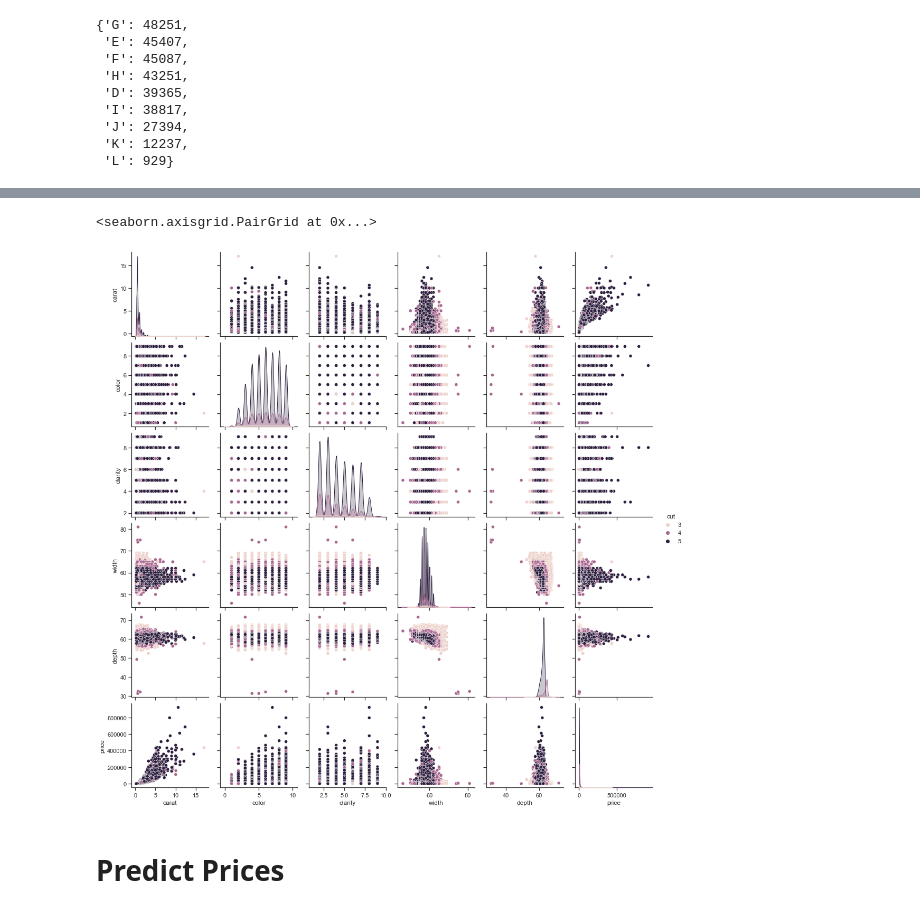
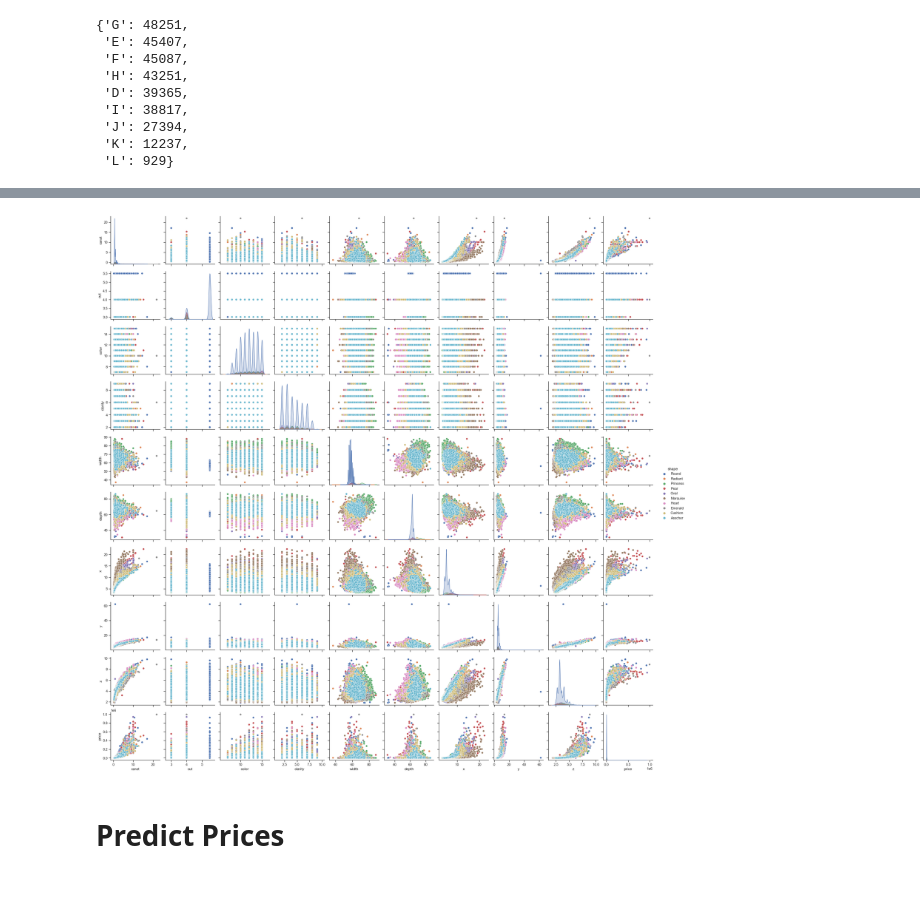
Before and after one commit to War-Keeper/Diamond-price-prediction, a Jupyter notebook: DiamondSE regression.ipynb, the cells around one changed output, grey strips where cells are left out. Drawn from its saved outputs; the diff is of its cells as text; code cells hidden in the pictures.

```diff
--- a/DiamondSE regression.ipynb
+++ b/DiamondSE regression.ipynb
@@ -82,8 +93,9 @@ Name: shape, dtype: int64
 # %%
-cut = {
+cut = {'Excellent': 5,
  'V.Good': 4,
  'Good': 3,
- 'Ideal': 5}
+ 'Fair': 2,
+ 'Ideal': 5.5}
 
 dict(data['cut'].value_counts())
 # %% [output]
@@ -96,7 +108,9 @@ clarity = {'VS2': 4,
  'SI2': 2,
  'VVS1': 7,
  'IF': 8,
- 'FL': 9}
+ 'I1': 1,
+ 'FL': 9,
+ 'None': 0}
 
 dict(data['clarity'].value_counts())
 # %% [output]
@@ -109,15 +123,22 @@ dict(data['clarity'].value_counts())
  'IF': 10970,
  'FL': 337}
 # %%
-color = {'D': 9,
- 'E': 8,
- 'F': 7,
- 'G': 6,
- 'H': 5,
- 'I': 4,
- 'J': 3,
- 'K': 2,
- 'L': 1}
+color = {'D': 15,
+ 'E': 14,
+ 'F': 13,
+ 'G': 12,
+ 'H': 11,
+ 'I': 10,
+ 'J': 9,
+ 'K': 8,
+ 'L': 7,
+ 'M': 6,
+ 'N': 5,
+ 'YZ': 1,
+ 'WX': 2,
+ 'OP': 4,
+ 'UV': 3,
+ 'Y': 1.5}
 
 dict(data['color'].value_counts())
 # %% [output]
@@ -160,7 +159,7 @@ shapes['Round']
 # %%
 # plot scatter matrix using seaborn
 sns.set_theme(style="ticks")
-sns.pairplot(shapes['Round'], hue='cut')
+sns.pairplot(data, hue='shape')
+plt.savefig('DiamondSE_data.png', dpi=600)
 # %% [output]
-<seaborn.axisgrid.PairGrid at 0x...>
-[figure, old version]
+[figure, new version]
```
Also changed, not shown: parts of 19 cells of this notebook, 13 other files.
